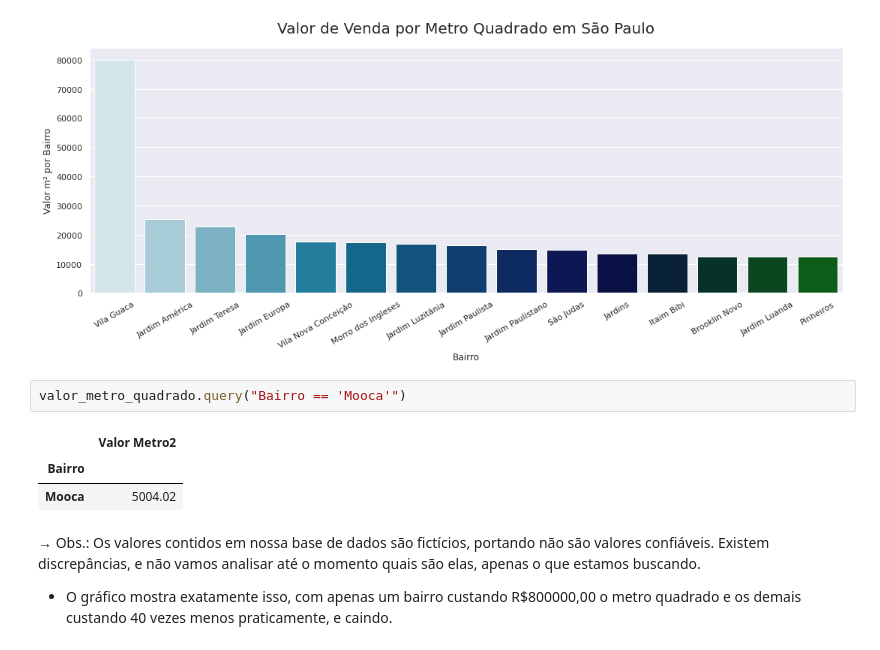
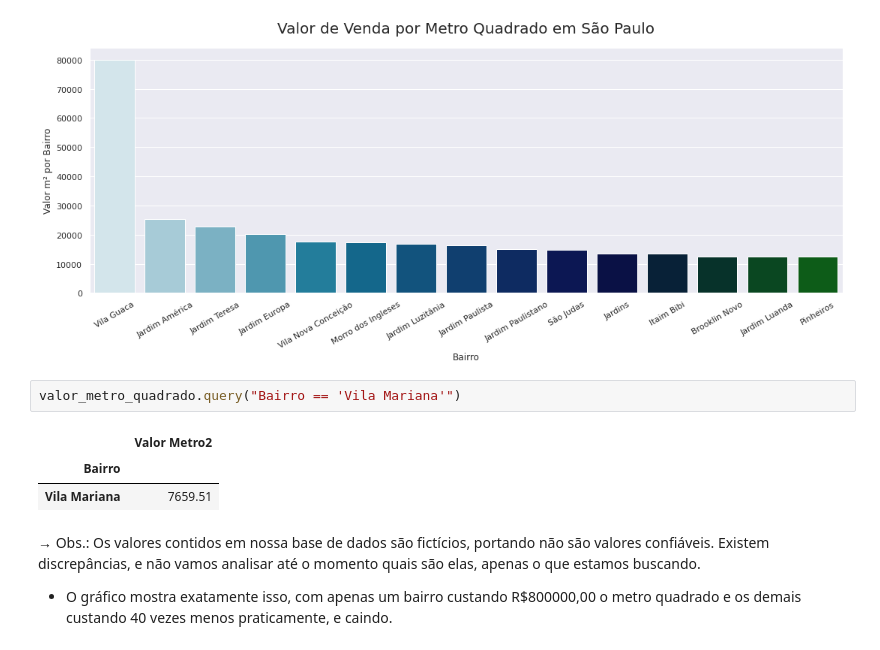
Before and after one commit to luizfernandopavanello/imersao_dados_4_Alura, a Jupyter notebook: Aula_02/aula_02.ipynb, the cells around one changed output. Cells and saved outputs as stored; diff of their text form.

```diff
--- a/Aula_02/aula_02.ipynb
+++ b/Aula_02/aula_02.ipynb
@@ -547,11 +547,11 @@ plt.show()
 # %% [output]
 [figure]
 # %%
-valor_metro_quadrado.query("Bairro == 'Mooca'")
+valor_metro_quadrado.query("Bairro == 'Vila Mariana'")
 # %% [output]
 |  | Valor Metro2 |
 | Bairro |  |
-| Mooca | 5004.02 |
+| Vila Mariana | 7659.51 |
 # %% [markdown]
 → Obs.: Os valores contidos em nossa base de dados são fictícios, portando não são valores confiáveis. Existem discrepâncias, e não vamos analisar até o momento quais são elas, apenas o que estamos buscando.
 
```
Also changed, not shown: parts of 17 cells of this notebook.
